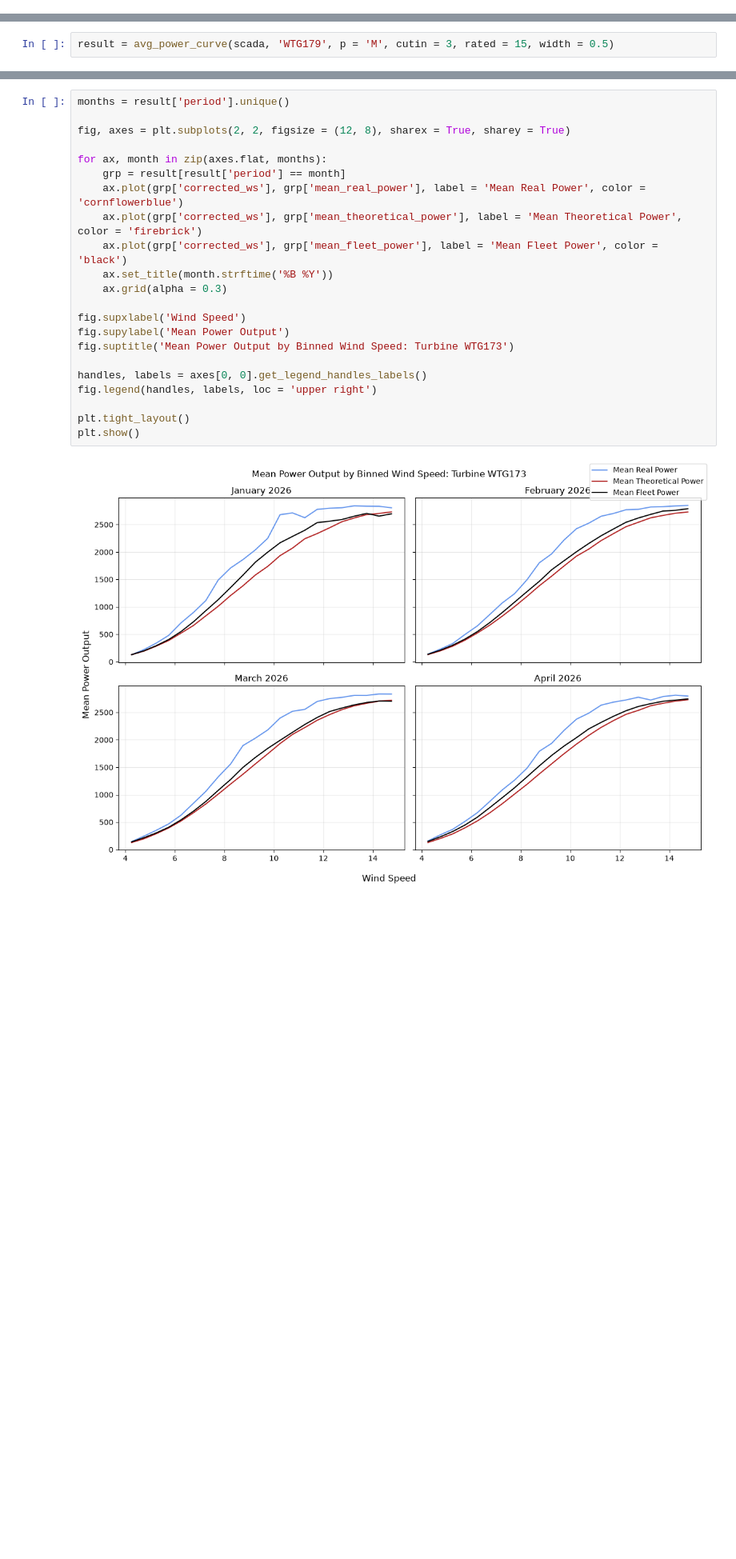
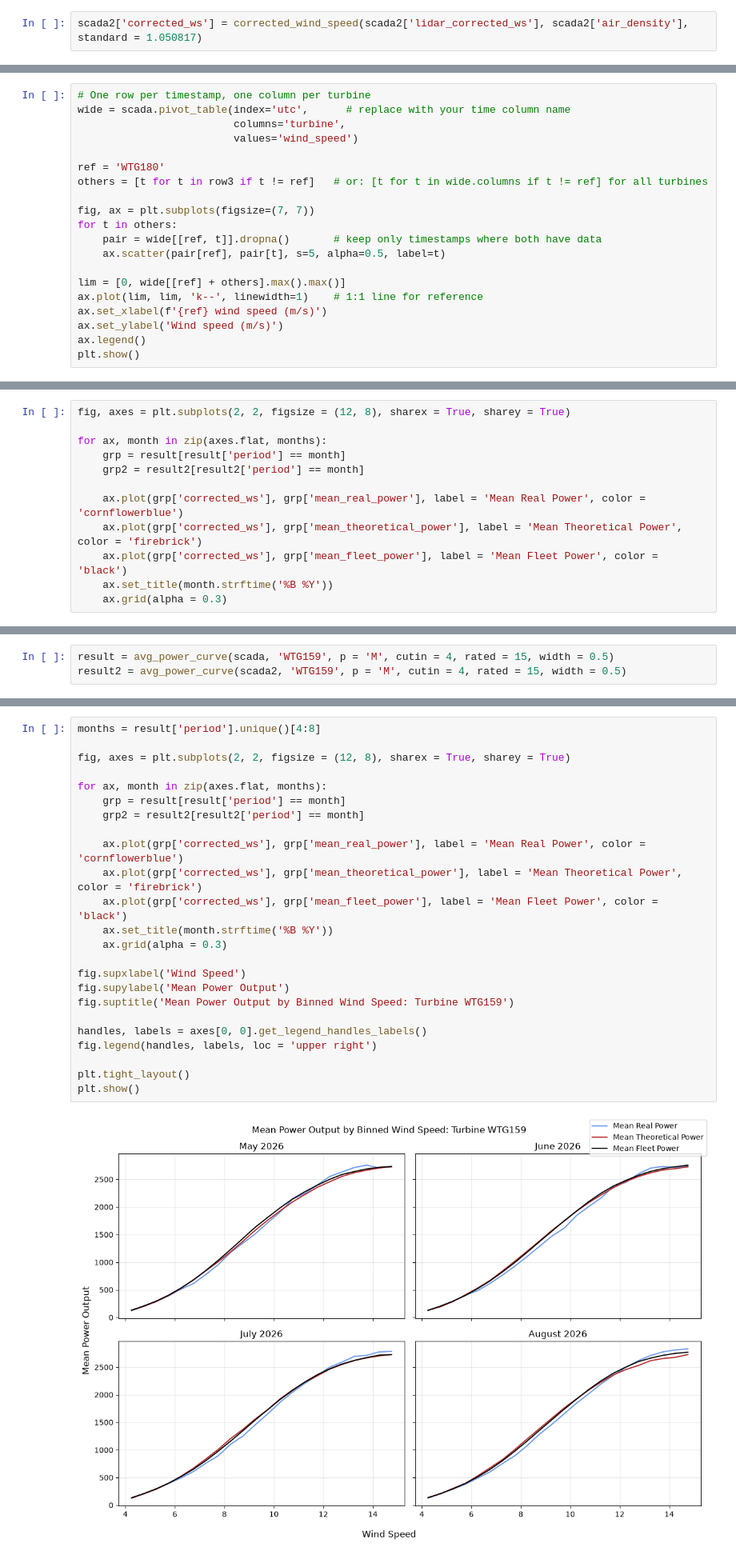
Before and after one commit to Aiden-Badalamenti3/CU-Capstone-Project, a Jupyter notebook: notebooks/carter_notebooks/power_curve.ipynb, the cells around one changed output, grey strips where cells are left out. Shown at 80% size. Saved outputs shown, nothing was run; the diff lists cells and outputs as text; blank space fills up the shorter version.

```diff
--- a/notebooks/carter_notebooks/power_curve.ipynb
+++ b/notebooks/carter_notebooks/power_curve.ipynb
@@ -22,0 +43,2 @@ lidar_correction = pd.DataFrame({
+# %%
+scada2['corrected_ws'] = corrected_wind_speed(scada2['lidar_corrected_ws'], scada2['air_density'], standard = 1.050817)
@@ -22,0 +71,20 @@ lidar_correction = pd.DataFrame({
+# %%
+# One row per timestamp, one column per turbine
+wide = scada.pivot_table(index='utc',      # replace with your time column name
+                         columns='turbine',
+                         values='wind_speed')
+
+ref = 'WTG180'
+others = [t for t in row3 if t != ref]   # or: [t for t in wide.columns if t != ref] for all turbines
+
+fig, ax = plt.subplots(figsize=(7, 7))
+for t in others:
+    pair = wide[[ref, t]].dropna()       # keep only timestamps where both have data
+    ax.scatter(pair[ref], pair[t], s=5, alpha=0.5, label=t)
+
+lim = [0, wide[[ref] + others].max().max()]
+ax.plot(lim, lim, 'k--', linewidth=1)    # 1:1 line for reference
+ax.set_xlabel(f'{ref} wind speed (m/s)')
+ax.set_ylabel('Wind speed (m/s)')
+ax.legend()
+plt.show()
@@ -23,3 +93,15 @@ lidar_correction = pd.DataFrame({
+# %%
+fig, axes = plt.subplots(2, 2, figsize = (12, 8), sharex = True, sharey = True)
+
+for ax, month in zip(axes.flat, months):
+    grp = result[result['period'] == month]
+    grp2 = result2[result2['period'] == month]
+
+    ax.plot(grp['corrected_ws'], grp['mean_real_power'], label = 'Mean Real Power', color = 'cornflowerblue')
+    ax.plot(grp['corrected_ws'], grp['mean_theoretical_power'], label = 'Mean Theoretical Power', color = 'firebrick')
+    ax.plot(grp['corrected_ws'], grp['mean_fleet_power'], label = 'Mean Fleet Power', color = 'black')
+    ax.set_title(month.strftime('%B %Y'))
+    ax.grid(alpha = 0.3)
 # %% [markdown]
 ### Creating List of All Turbines
 # %%
@@ -209,7 +291,8 @@ Missing rows: 14
 # %% [markdown]
 ### Analyzing WTG159
 # %%
-result = avg_power_curve(scada, 'WTG179', p = 'M', cutin = 3, rated = 15, width = 0.5)
+result = avg_power_curve(scada, 'WTG159', p = 'M', cutin = 4, rated = 15, width = 0.5)
+result2 = avg_power_curve(scada2, 'WTG159', p = 'M', cutin = 4, rated = 15, width = 0.5)
 # %%
 result[result['period'] == '2026-02']
 # %% [output]
@@ -300,29 +383,31 @@ result[result['period'] == '2026-01']
 | 20 | 2026-01 | 20 | 2833.502133 | 2703.277600 | 6 | 2654.174638 | 286 | ... |
 | 21 | 2026-01 | 21 | 2806.699840 | 2731.620420 | 5 | 2696.354515 | 230 | ... |
 # %%
-months = result['period'].unique()
+months = result['period'].unique()[4:8]
 
 fig, axes = plt.subplots(2, 2, figsize = (12, 8), sharex = True, sharey = True)
 
 for ax, month in zip(axes.flat, months):
     grp = result[result['period'] == month]
+    grp2 = result2[result2['period'] == month]
+
     ax.plot(grp['corrected_ws'], grp['mean_real_power'], label = 'Mean Real Power', color = 'cornflowerblue')
     ax.plot(grp['corrected_ws'], grp['mean_theoretical_power'], label = 'Mean Theoretical Power', color = 'firebrick')
     ax.plot(grp['corrected_ws'], grp['mean_fleet_power'], label = 'Mean Fleet Power', color = 'black')
     ax.set_title(month.strftime('%B %Y'))
     ax.grid(alpha = 0.3)
 
 fig.supxlabel('Wind Speed')
 fig.supylabel('Mean Power Output')
-fig.suptitle('Mean Power Output by Binned Wind Speed: Turbine WTG173')
+fig.suptitle('Mean Power Output by Binned Wind Speed: Turbine WTG159')
 
 handles, labels = axes[0, 0].get_legend_handles_labels()
 fig.legend(handles, labels, loc = 'upper right')
 
 plt.tight_layout()
 plt.show()
 # %% [output]
-[figure, old version]
+[figure, new version]
 # %%
 scada2 = scada[~((scada['KPI_real_power_ac'] == 0) & (scada['real_power_ac'].isna()))]
 # %%
```
Also changed, not shown: parts of 10 cells of this notebook, 2 other files.
